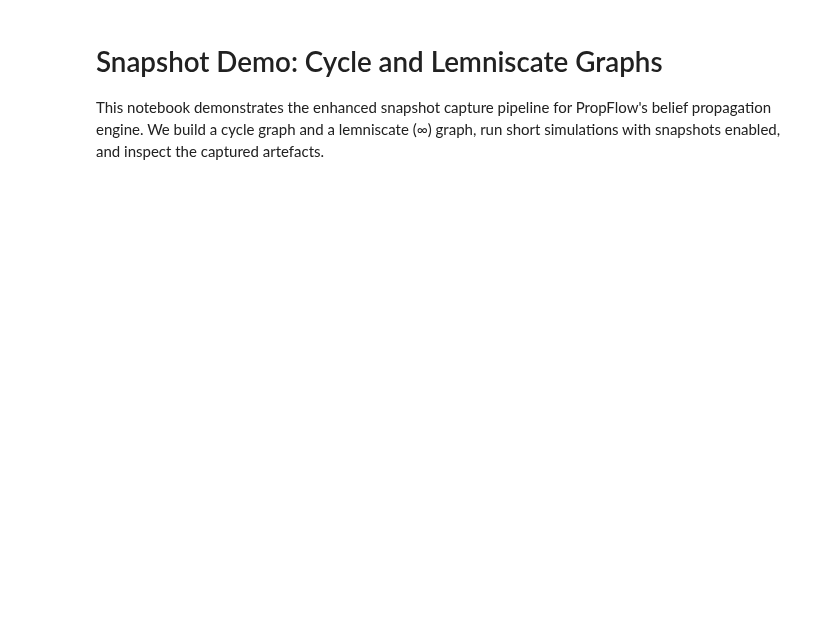
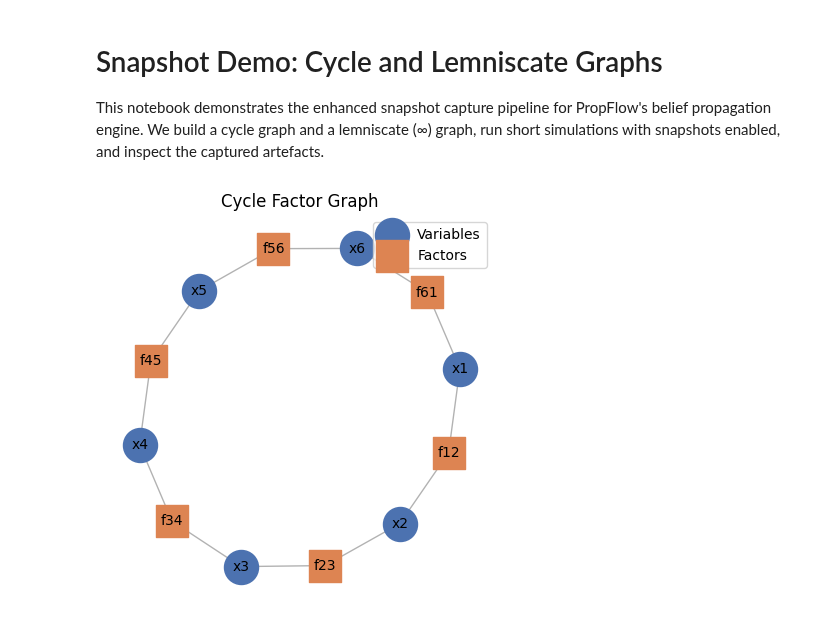
Before and after one commit to OrMullerHahitti/Belief-Propagation-Simulator, a Jupyter notebook: notebooks/snapshot_cycle_lemniscate_demo.ipynb, the cells around one changed output. Cells and saved outputs as stored; diff of their text form; code cells hidden in the pictures; blank space fills up the shorter version.

Commit message:
Enhance SnapshotVisualizer and BCTCreator functionality

```diff
--- a/notebooks/snapshot_cycle_lemniscate_demo.ipynb
+++ b/notebooks/snapshot_cycle_lemniscate_demo.ipynb
@@ -92,12 +71,9 @@ cycle_result["manifest"]
 # %%
 fig, ax = plt.subplots(figsize=(5, 5))
 _plot_factor_graph(cycle_graph, ax, "Cycle Factor Graph")
 plt.show()
-
-cycle_meta = _load_latest_meta(cycle_result)
-cycle_meta_context = cycle_meta.get("context", {})
-cycle_meta_analysis = cycle_meta.get("analysis", {})
-cycle_meta_context, cycle_meta_analysis.get("block_norms"), cycle_meta_analysis.get("cycles")
+# %% [output]
+[figure, added]
 # %%
 lemn_graph = FGBuilder.build_lemniscate_graph(
     num_vars=8,
```
Also changed, not shown: parts of 7 cells of this notebook, 5 other files.
